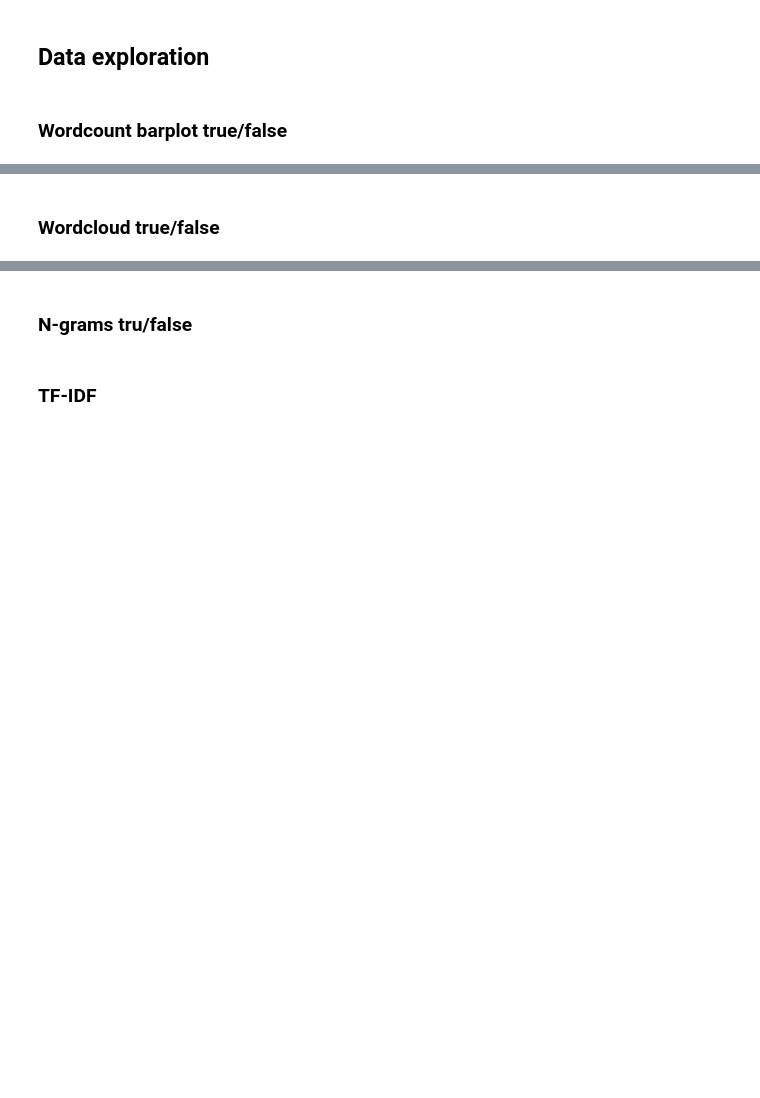
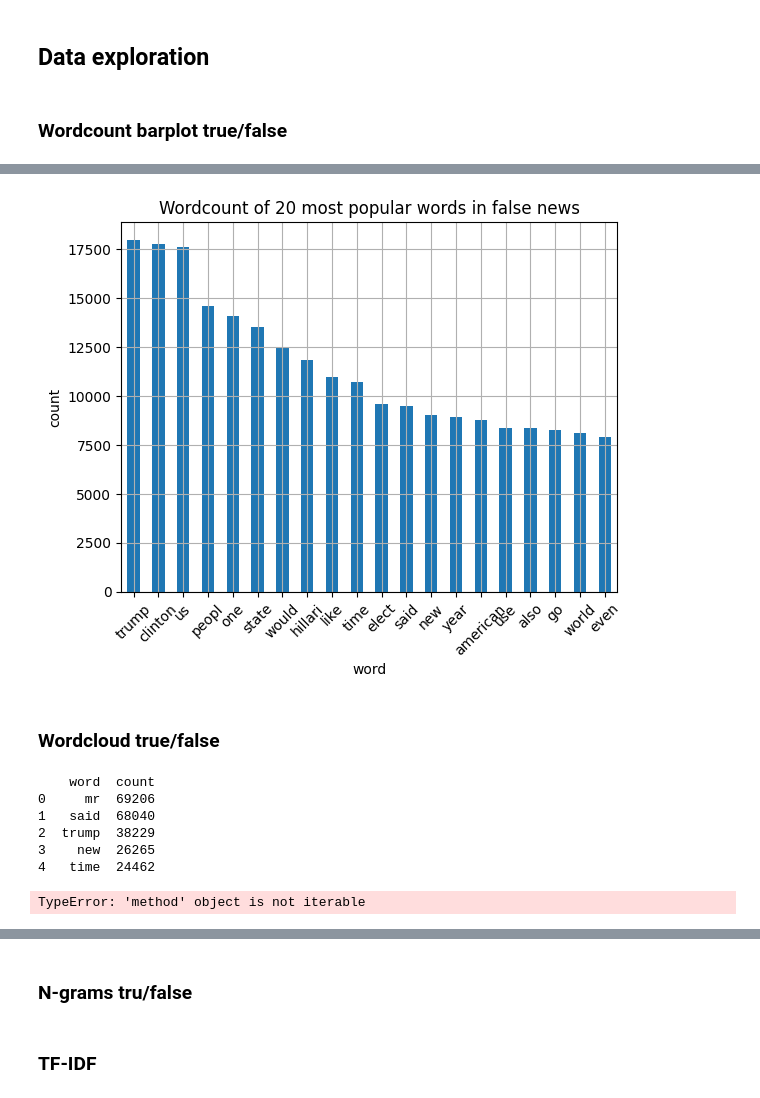
Before and after one commit to norbix123456/Fake-news-detection-jupyter, a Jupyter notebook: Fake_news_detection.ipynb, the cells around one changed output, grey strips where cells are left out. Saved outputs shown, nothing was run; the diff lists cells and outputs as text; code cells hidden in the pictures; blank space fills up the shorter version.

```diff
--- a/Fake_news_detection.ipynb
+++ b/Fake_news_detection.ipynb
@@ -140,2 +136,22 @@ TypeError: bar() missing 1 required positional argument: 'height'
+# %%
+ax = false_counter.iloc[0:20].plot.bar(x='word',y='count', rot=45, grid=True, legend =False,
+                                      title="Wordcount of 20 most popular words in false news")
+ax.set_ylabel("count")
+ax.text=False
+# %% [output]
+[figure, added]
 # %% [markdown]
 ### Wordcloud true/false
+# %%
+print(true_counter.head())
+# %% [output]
+    word  count
+0     mr  69206
+1   said  68040
+2  trump  38229
+3    new  26265
+4   time  24462
+# %%
+tr = " ".join(row for row in true_df.text)
+# %% [output]
+TypeError: 'method' object is not iterable
```
Also changed, not shown: parts of 7 cells of this notebook.
